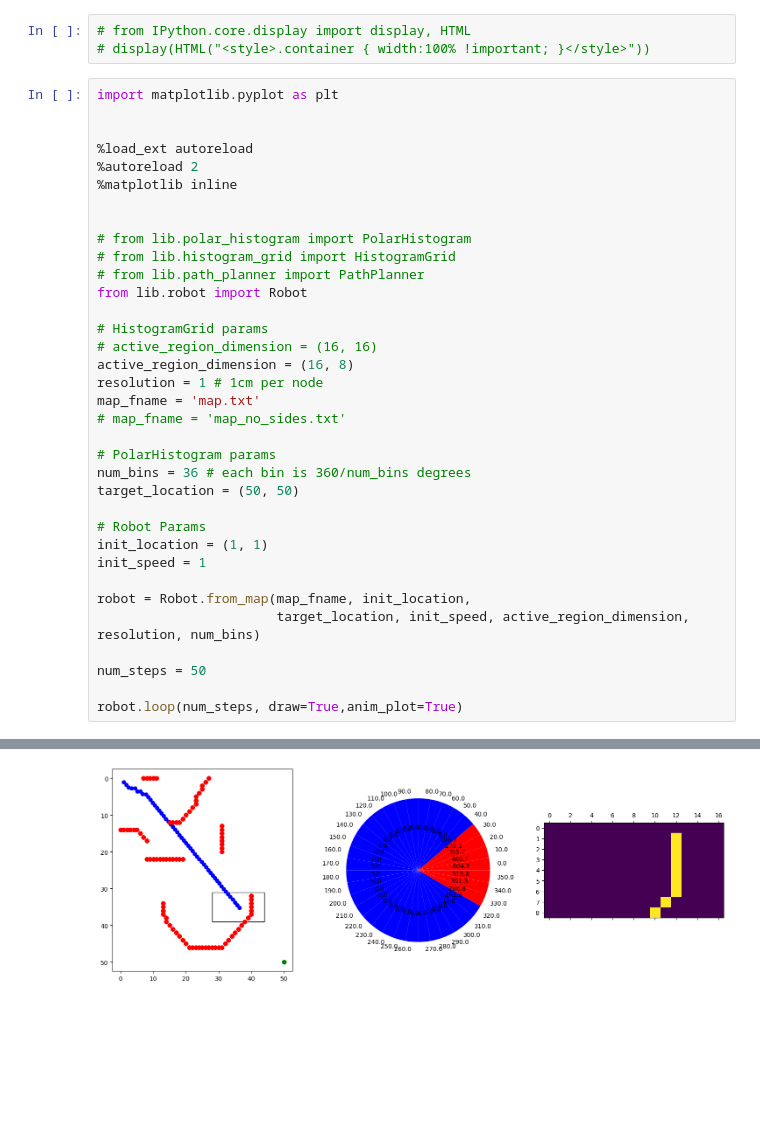
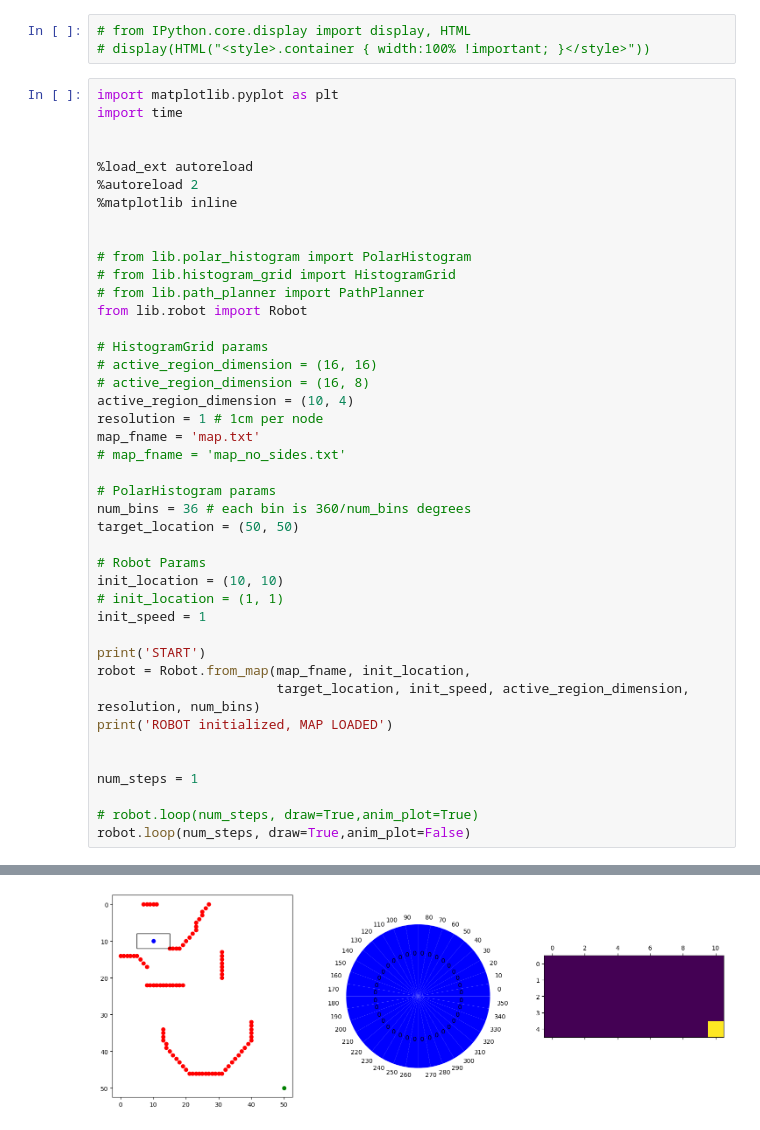
Before and after one commit to diplodocuslongus/vfh-python, a Jupyter notebook: playground.ipynb, the cells around one changed output, grey strips where cells are left out. Drawn from its saved outputs; the diff is of its cells as text; blank space fills up the shorter version.

Commit message:
better plots,ongoing debug (ex doesnt detect obstacle)

```diff
--- a/playground.ipynb
+++ b/playground.ipynb
@@ -3,6 +3,7 @@
 # display(HTML("<style>.container { width:100% !important; }</style>"))
 # %%
 import matplotlib.pyplot as plt
+import time
 
 
 %load_ext autoreload
@@ -17,7 +18,8 @@ from lib.robot import Robot
 
 # HistogramGrid params
 # active_region_dimension = (16, 16)
-active_region_dimension = (16, 8)
+# active_region_dimension = (16, 8)
+active_region_dimension = (10, 4)
 resolution = 1 # 1cm per node
 map_fname = 'map.txt'
 # map_fname = 'map_no_sides.txt'
@@ -27,13 +29,18 @@ num_bins = 36 # each bin is 360/num_bins degrees
 target_location = (50, 50)
 
 # Robot Params
-init_location = (1, 1)
+init_location = (10, 10)
+# init_location = (1, 1)
 init_speed = 1
 
+print('START')
 robot = Robot.from_map(map_fname, init_location,
                        target_location, init_speed, active_region_dimension, resolution, num_bins)
+print('ROBOT initialized, MAP LOADED')
 
-num_steps = 50
 
-robot.loop(num_steps, draw=True,anim_plot=True)
+num_steps = 1
+
+# robot.loop(num_steps, draw=True,anim_plot=True)
+robot.loop(num_steps, draw=True,anim_plot=False)
 # %% [output]
@@ -40 +64 @@ robot.loop(num_steps, draw=True,anim_plot=True)
-[figure, old version]
+[figure, new version]
```
Also changed, not shown: parts of 1 cell of this notebook, 8 other files.
